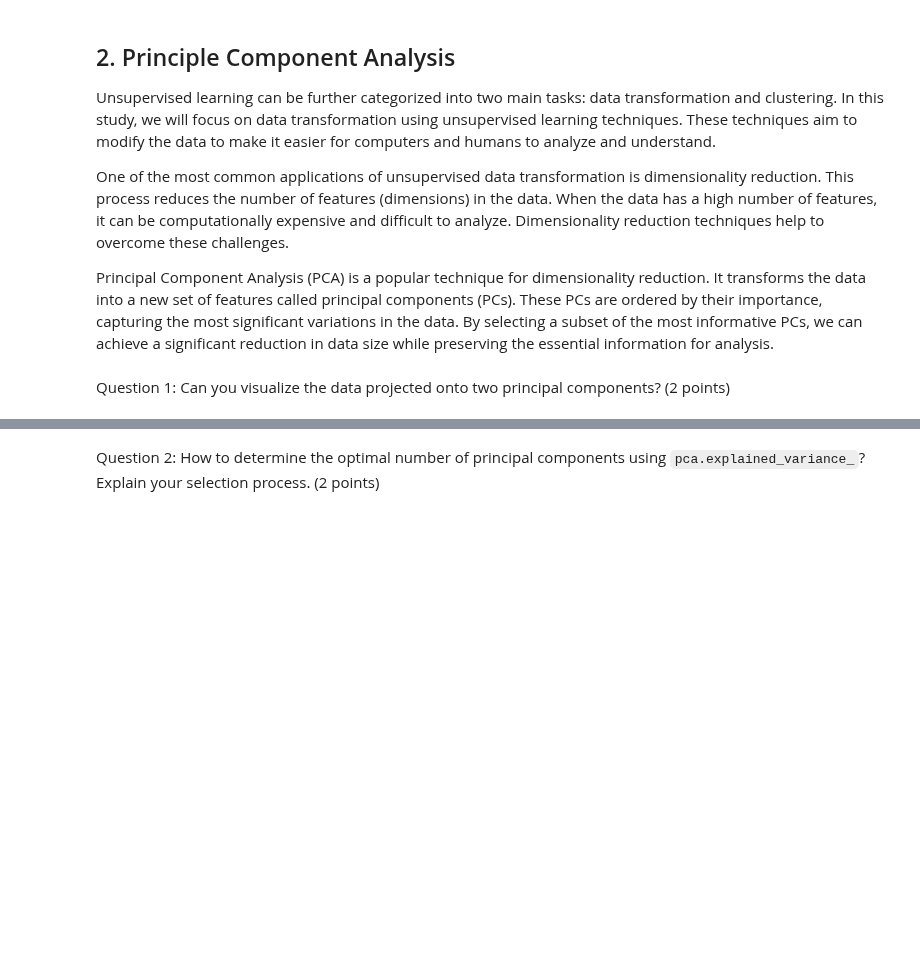
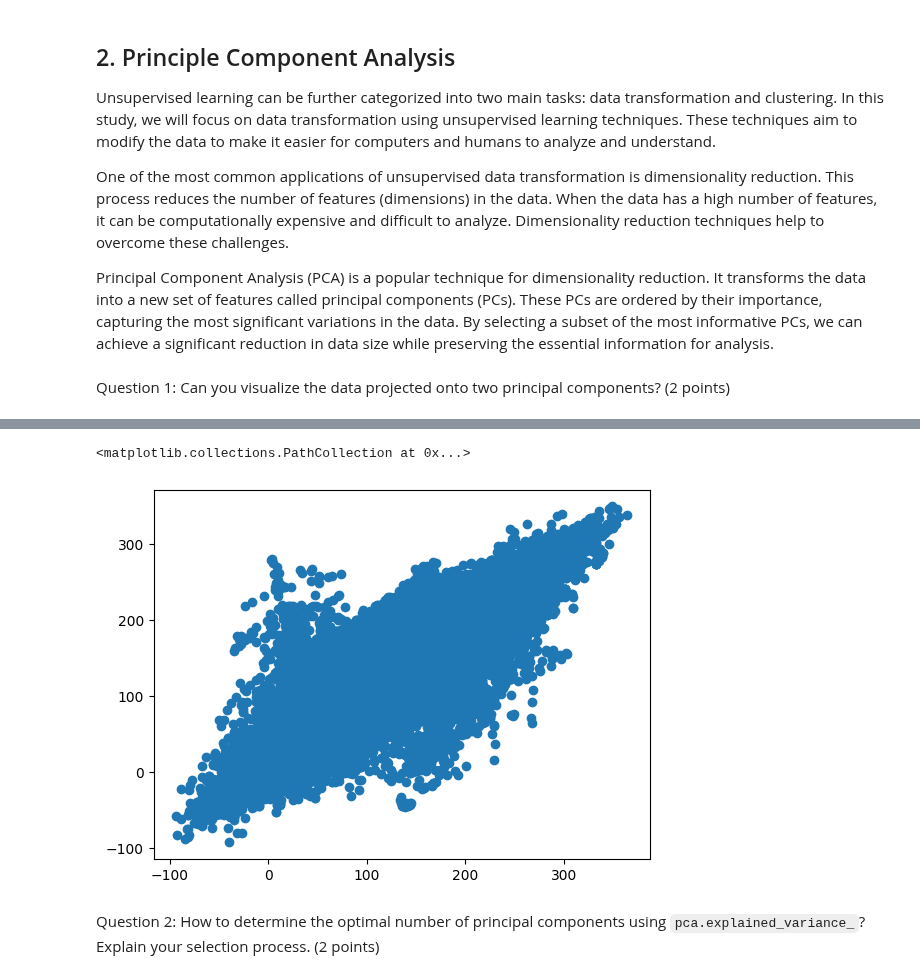
Before and after one commit to ki-chan2002/ML-Mini-Project, a Jupyter notebook: notebooks/EDA.ipynb, the cells around one changed output, grey strips where cells are left out. Saved outputs shown, nothing was run; the diff lists cells and outputs as text; code cells hidden in the pictures; blank space fills up the shorter version.

````diff
--- a/notebooks/EDA.ipynb
+++ b/notebooks/EDA.ipynb
@@ -82,2 +119,7 @@ pca=PCA(n_components=2)
+# %%
+plt.scatter(images_pca[:,1], images_pca[:,2], cmap="rainbow")
+# %% [output]
+<matplotlib.collections.PathCollection at 0x...>
+[figure, added]
 # %% [markdown]
 Question 2: How to determine the optimal number of principal components using ```pca.explained_variance_```? Explain your selection process. (2 points)
````
Also changed, not shown: parts of 30 cells of this notebook.
